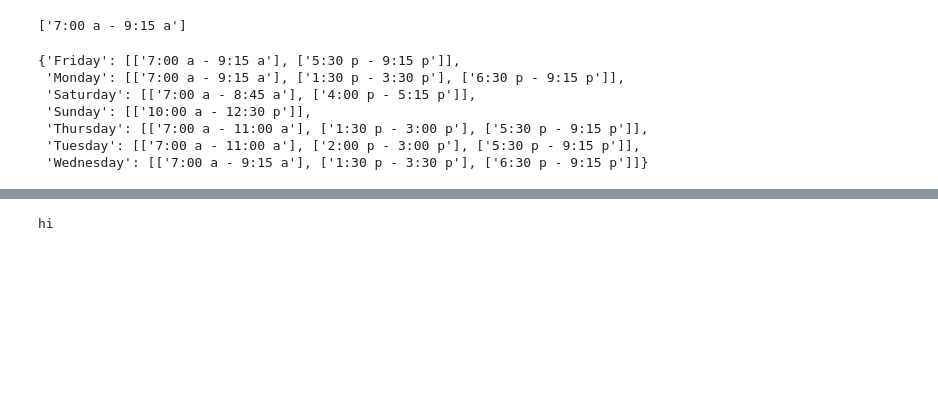
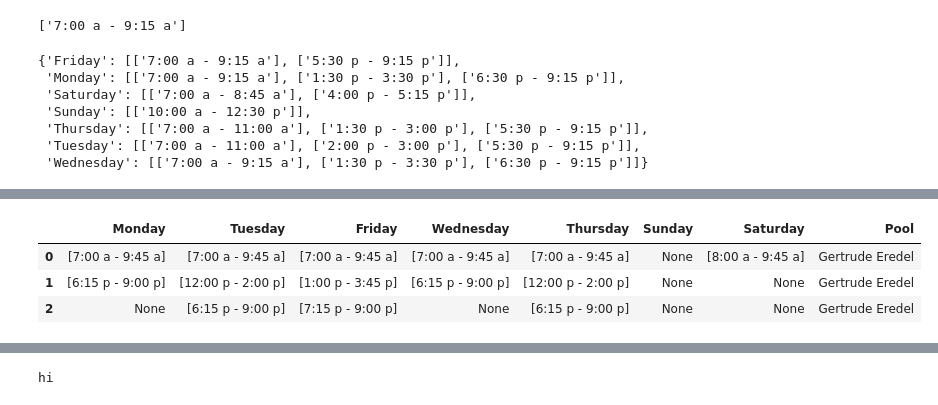
Before and after one commit to stephgline/NYClapfinder, a Jupyter notebook: 4.11.16.pool_project.ipynb, the cells around one changed output, grey strips where cells are left out. Drawn from its saved outputs; the diff is of its cells as text; code cells hidden in the pictures; blank space fills up the shorter version.

```diff
--- a/4.11.16.pool_project.ipynb
+++ b/4.11.16.pool_project.ipynb
@@ -435,0 +592,13 @@ df
+# %%
+r = urllib.urlopen(pools['website_source'][2]).read()
+soup = BeautifulSoup(r)
+letters  = soup.find_all(["p", "div"], ["program", "center-hrs"] )
+swimposting = []
+otherposting = []
+for i in letters:
+    if str(i).find('Lap Swim') > 0:
+        swimposting.append(str(i))
+    if str(i).find('Building Hours') > 0:
+        swimposting.append(str(i))
+    else:
+        otherposting.append(str(i))
@@ -435,0 +625,21 @@ df
+# %%
+pools['swimming_pool'][2] = swimposting[7:-7]
+sched = {}
+count = 0
+for i in pools['swimming_pool'][2]:
+    if str(i).find('Building Hours') > 0:
+        sched[days_of_week[count]] = []
+        count = count + 1
+    if str(i).find('Lap Swim') > 0:
+        sched[days_of_week[count-1]].append(re.findall('[0-9]*:[0-9]*\s[a-z]\s-\s[0-9]*:[0-9]*\s[a-z]'  ,str(i)))
+# %%
+df2 = pd.DataFrame.from_dict(sched, orient='index')
+df2 = df2.transpose()
+df2['Pool'] = 'Gertrude Eredel'
+# %%
+df2
+# %% [output]
+|  | Monday | Tuesday | Friday | Wednesday | Thursday | Sunday | Saturday | Pool |
+| 0 | [7:00 a - 9:45 a] | [7:00 a - 9:45 a] | [7:00 a - 9:45 a] | [7:00 a - 9:45 a] | [7:00 a - 9:45 a] | None | [8:00 a - 9:45 a] | Gertrude Eredel |
+| 1 | [6:15 p - 9:00 p] | [12:00 p - 2:00 p] | [1:00 p - 3:45 p] | [6:15 p - 9:00 p] | [12:00 p - 2:00 p] | None | None | Gertrude Eredel |
+| 2 | None | [6:15 p - 9:00 p] | [7:15 p - 9:00 p] | None | [6:15 p - 9:00 p] | None | None | Gertrude Eredel |
```
Also changed, not shown: parts of 39 cells of this notebook.
